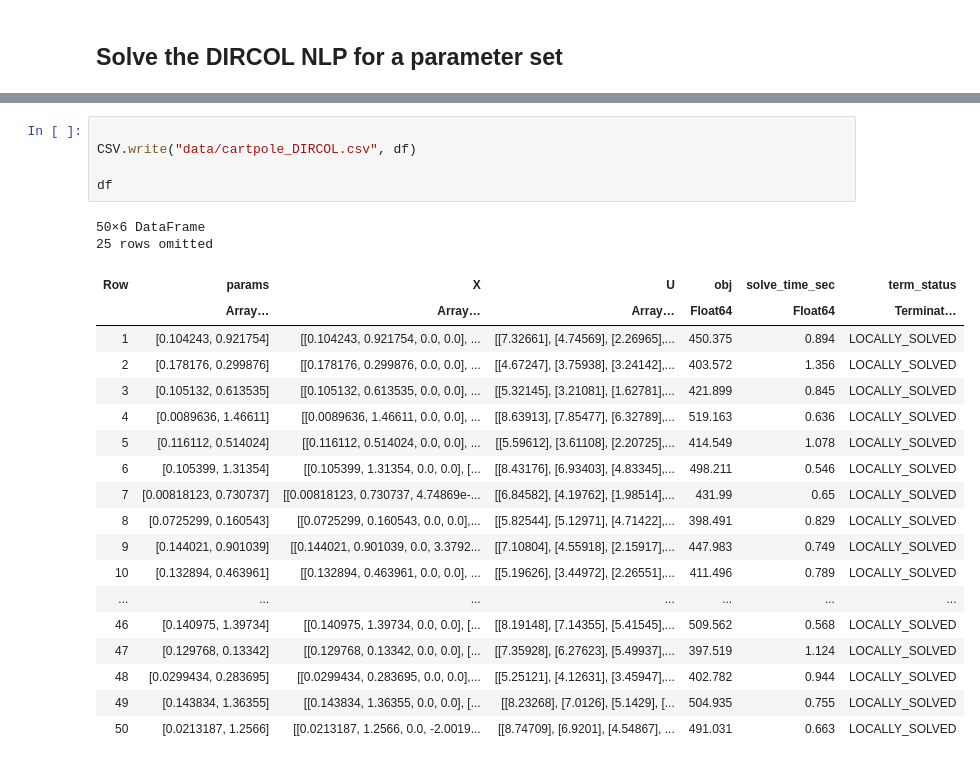
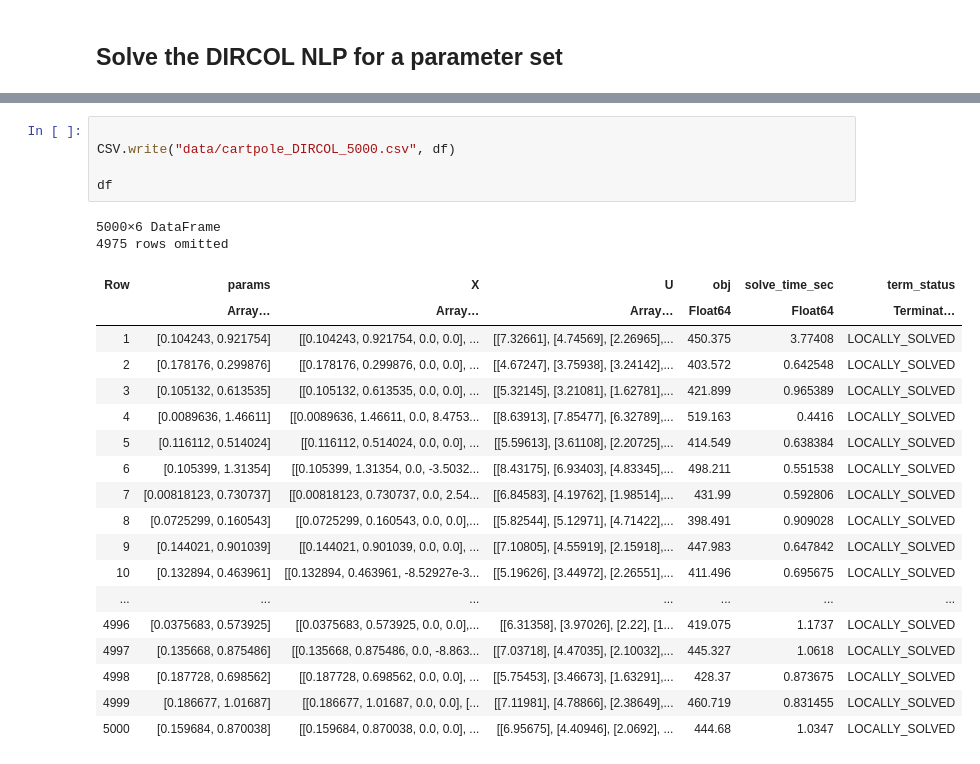
Before and after one commit to Astronauty/AiPEX-Projects, a Jupyter notebook: warmstarting_NLPs/cartpole.ipynb, the cells around one changed output, grey strips where cells are left out. Drawn from its saved outputs; the diff is of its cells as text.

Commit message:
added dircol 5000 run and set up basic training loop

```diff
--- a/warmstarting_NLPs/cartpole.ipynb
+++ b/warmstarting_NLPs/cartpole.ipynb
@@ -266,26 +285,26 @@ TerminationStatusCode: LOCALLY_SOLVED
 # %%
 
-CSV.write("data/cartpole_DIRCOL.csv", df)
+CSV.write("data/cartpole_DIRCOL_5000.csv", df)
 
 df
 # %% [output]
-50×6 DataFrame
-25 rows omitted
+5000×6 DataFrame
+4975 rows omitted
 | Row | params | X | U | obj | solve_time_sec | term_status |
 |  | Array… | Array… | Array… | Float64 | Float64 | Terminat… |
-| 1 | [0.104243, 0.921754] | [[0.104243, 0.921754, 0.0, 0.0], ... | [[7.32661], [4.74569], [2.26965],... | 450.375 | 0.894 | LOCALLY_SOLVED |
-| 2 | [0.178176, 0.299876] | [[0.178176, 0.299876, 0.0, 0.0], ... | [[4.67247], [3.75938], [3.24142],... | 403.572 | 1.356 | LOCALLY_SOLVED |
-| 3 | [0.105132, 0.613535] | [[0.105132, 0.613535, 0.0, 0.0], ... | [[5.32145], [3.21081], [1.62781],... | 421.899 | 0.845 | LOCALLY_SOLVED |
-| 4 | [0.0089636, 1.46611] | [[0.0089636, 1.46611, 0.0, 0.0], ... | [[8.63913], [7.85477], [6.32789],... | 519.163 | 0.636 | LOCALLY_SOLVED |
-| 5 | [0.116112, 0.514024] | [[0.116112, 0.514024, 0.0, 0.0], ... | [[5.59612], [3.61108], [2.20725],... | 414.549 | 1.078 | LOCALLY_SOLVED |
-| 6 | [0.105399, 1.31354] | [[0.105399, 1.31354, 0.0, 0.0], [... | [[8.43176], [6.93403], [4.83345],... | 498.211 | 0.546 | LOCALLY_SOLVED |
-| 7 | [0.00818123, 0.730737] | [[0.00818123, 0.730737, 4.74869e-... | [[6.84582], [4.19762], [1.98514],... | 431.99 | 0.65 | LOCALLY_SOLVED |
-| 8 | [0.0725299, 0.160543] | [[0.0725299, 0.160543, 0.0, 0.0],... | [[5.82544], [5.12971], [4.71422],... | 398.491 | 0.829 | LOCALLY_SOLVED |
-| 9 | [0.144021, 0.901039] | [[0.144021, 0.901039, 0.0, 3.3792... | [[7.10804], [4.55918], [2.15917],... | 447.983 | 0.749 | LOCALLY_SOLVED |
-| 10 | [0.132894, 0.463961] | [[0.132894, 0.463961, 0.0, 0.0], ... | [[5.19626], [3.44972], [2.26551],... | 411.496 | 0.789 | LOCALLY_SOLVED |
+| 1 | [0.104243, 0.921754] | [[0.104243, 0.921754, 0.0, 0.0], ... | [[7.32661], [4.74569], [2.26965],... | 450.375 | 3.77408 | LOCALLY_SOLVED |
+| 2 | [0.178176, 0.299876] | [[0.178176, 0.299876, 0.0, 0.0], ... | [[4.67247], [3.75938], [3.24142],... | 403.572 | 0.642548 | LOCALLY_SOLVED |
+| 3 | [0.105132, 0.613535] | [[0.105132, 0.613535, 0.0, 0.0], ... | [[5.32145], [3.21081], [1.62781],... | 421.899 | 0.965389 | LOCALLY_SOLVED |
+| 4 | [0.0089636, 1.46611] | [[0.0089636, 1.46611, 0.0, 8.4753... | [[8.63913], [7.85477], [6.32789],... | 519.163 | 0.4416 | LOCALLY_SOLVED |
+| 5 | [0.116112, 0.514024] | [[0.116112, 0.514024, 0.0, 0.0], ... | [[5.59613], [3.61108], [2.20725],... | 414.549 | 0.638384 | LOCALLY_SOLVED |
+| 6 | [0.105399, 1.31354] | [[0.105399, 1.31354, 0.0, -3.5032... | [[8.43175], [6.93403], [4.83345],... | 498.211 | 0.551538 | LOCALLY_SOLVED |
+| 7 | [0.00818123, 0.730737] | [[0.00818123, 0.730737, 0.0, 2.54... | [[6.84583], [4.19762], [1.98514],... | 431.99 | 0.592806 | LOCALLY_SOLVED |
+| 8 | [0.0725299, 0.160543] | [[0.0725299, 0.160543, 0.0, 0.0],... | [[5.82544], [5.12971], [4.71422],... | 398.491 | 0.909028 | LOCALLY_SOLVED |
+| 9 | [0.144021, 0.901039] | [[0.144021, 0.901039, 0.0, 0.0], ... | [[7.10805], [4.55919], [2.15918],... | 447.983 | 0.647842 | LOCALLY_SOLVED |
+| 10 | [0.132894, 0.463961] | [[0.132894, 0.463961, -8.52927e-3... | [[5.19626], [3.44972], [2.26551],... | 411.496 | 0.695675 | LOCALLY_SOLVED |
 | ... | ... | ... | ... | ... | ... | ... |
-| 46 | [0.140975, 1.39734] | [[0.140975, 1.39734, 0.0, 0.0], [... | [[8.19148], [7.14355], [5.41545],... | 509.562 | 0.568 | LOCALLY_SOLVED |
-| 47 | [0.129768, 0.13342] | [[0.129768, 0.13342, 0.0, 0.0], [... | [[7.35928], [6.27623], [5.49937],... | 397.519 | 1.124 | LOCALLY_SOLVED |
-| 48 | [0.0299434, 0.283695] | [[0.0299434, 0.283695, 0.0, 0.0],... | [[5.25121], [4.12631], [3.45947],... | 402.782 | 0.944 | LOCALLY_SOLVED |
-| 49 | [0.143834, 1.36355] | [[0.143834, 1.36355, 0.0, 0.0], [... | [[8.23268], [7.0126], [5.1429], [... | 504.935 | 0.755 | LOCALLY_SOLVED |
-| 50 | [0.0213187, 1.2566] | [[0.0213187, 1.2566, 0.0, -2.0019... | [[8.74709], [6.9201], [4.54867], ... | 491.031 | 0.663 | LOCALLY_SOLVED |
+| 4996 | [0.0375683, 0.573925] | [[0.0375683, 0.573925, 0.0, 0.0],... | [[6.31358], [3.97026], [2.22], [1... | 419.075 | 1.1737 | LOCALLY_SOLVED |
+| 4997 | [0.135668, 0.875486] | [[0.135668, 0.875486, 0.0, -8.863... | [[7.03718], [4.47035], [2.10032],... | 445.327 | 1.0618 | LOCALLY_SOLVED |
+| 4998 | [0.187728, 0.698562] | [[0.187728, 0.698562, 0.0, 0.0], ... | [[5.75453], [3.46673], [1.63291],... | 428.37 | 0.873675 | LOCALLY_SOLVED |
+| 4999 | [0.186677, 1.01687] | [[0.186677, 1.01687, 0.0, 0.0], [... | [[7.11981], [4.78866], [2.38649],... | 460.719 | 0.831455 | LOCALLY_SOLVED |
+| 5000 | [0.159684, 0.870038] | [[0.159684, 0.870038, 0.0, 0.0], ... | [[6.95675], [4.40946], [2.0692], ... | 444.68 | 1.0347 | LOCALLY_SOLVED |
```
Also changed, not shown: parts of 2 cells of this notebook, 4 other files.
